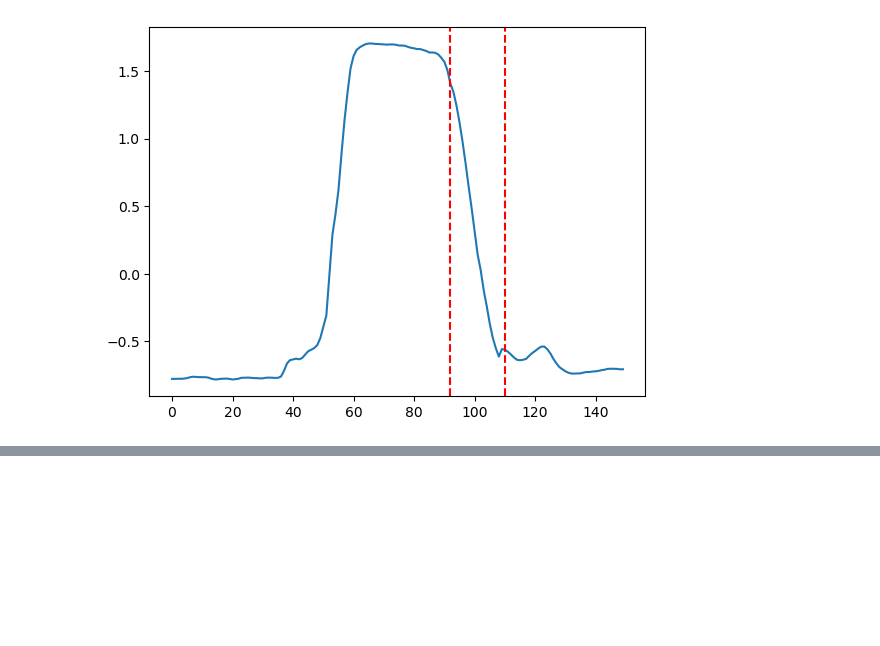
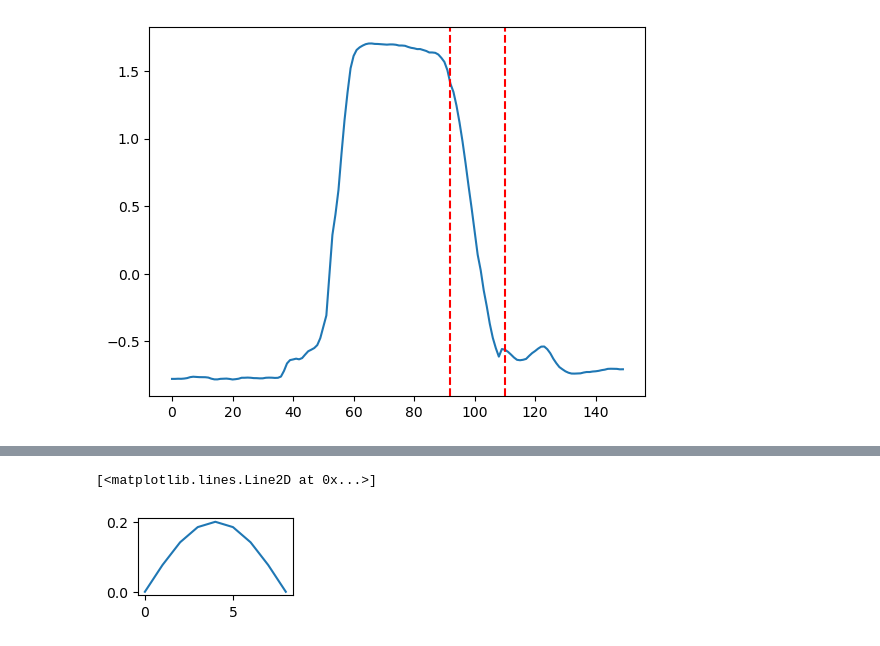
Before and after one commit to LbzSteven/implet, a Jupyter notebook: Probe_shapelet.ipynb, the cells around one changed output, grey strips where cells are left out. Drawn from its saved outputs; the diff is of its cells as text; code cells hidden in the pictures; blank space fills up the shorter version.

```diff
--- a/Probe_shapelet.ipynb
+++ b/Probe_shapelet.ipynb
@@ -260,0 +316,3 @@ for i in range(3):
+# %%
+shapelet = np.sin(np.linspace(0,np.pi,9))*0.2
+inst_length = 150
@@ -260,0 +328,6 @@ for i in range(3):
+# %%
+plt.figure(figsize=(2,1))
+plt.plot(shapelet)
+# %% [output]
+[<matplotlib.lines.Line2D at 0x...>]
+[figure, added]
```
Also changed, not shown: parts of 41 cells of this notebook, 15 other files.
